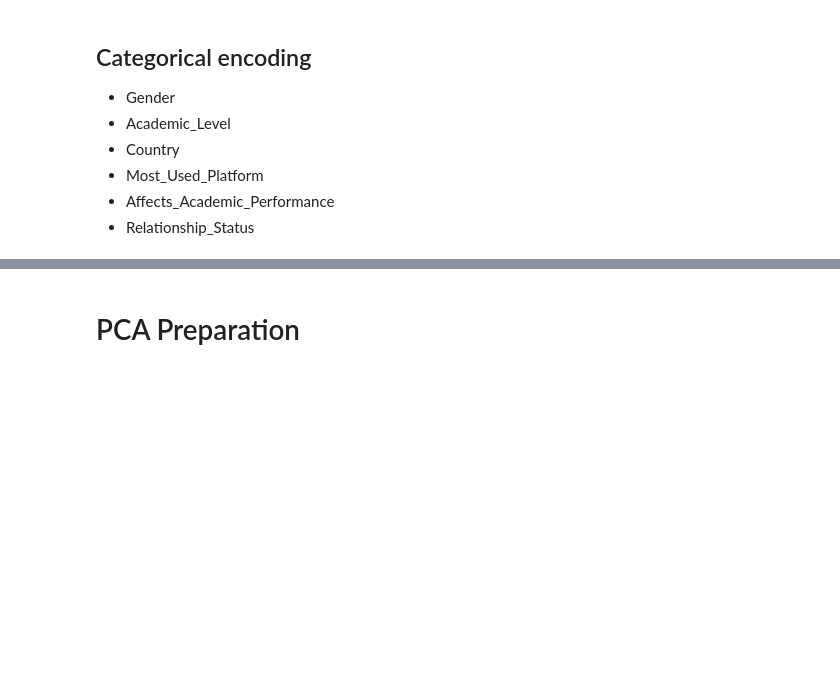
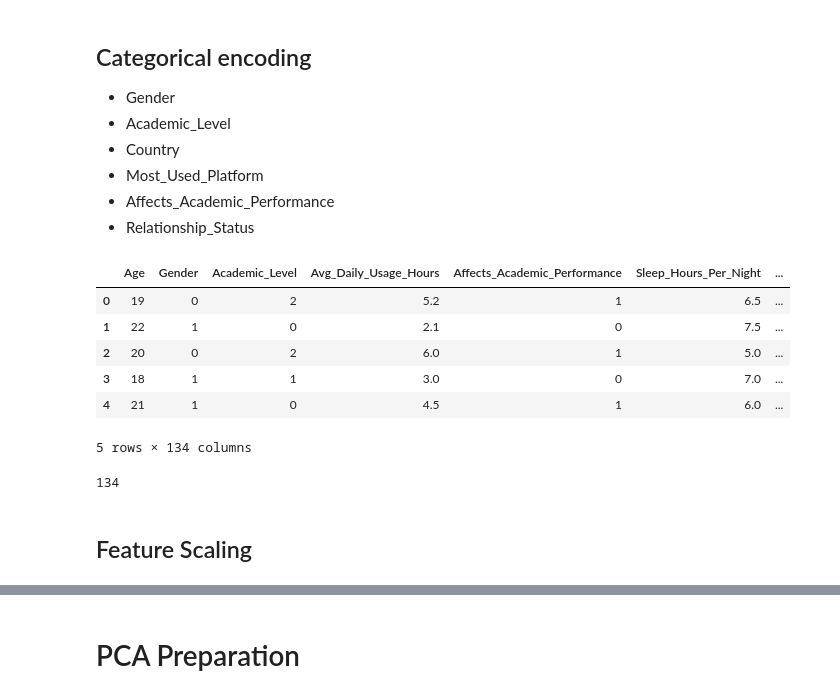
Before and after one commit to aliasgharmirhshai/social-media-addiction, a Jupyter notebook: main.ipynb, the cells around one changed output, grey strips where cells are left out. Drawn from its saved outputs; the diff is of its cells as text; code cells hidden in the pictures; blank space fills up the shorter version.

```diff
--- a/main.ipynb
+++ b/main.ipynb
@@ -775,0 +787,34 @@ Note
+# %%
+# 3. Country Encoding (One-hot encoding for multiple countries)
+country_encoded = pd.get_dummies(data['Country'], prefix='Country')
+data = pd.concat([data, country_encoded], axis=1)
+data.drop('Country', axis=1, inplace=True)
+# %%
+# 4. Most Used Platform Encoding (One-hot encoding for multiple platforms)
+platform_encoded = pd.get_dummies(data['Most_Used_Platform'], prefix='Most_Used_Platform')
+data = pd.concat([data, platform_encoded], axis=1)
+data.drop('Most_Used_Platform', axis=1, inplace=True)
+# %%
+# 5. Affects Academic Performance Encoding (Yes=1, No=0)
+data['Affects_Academic_Performance'] = label_encoder.fit_transform(data['Affects_Academic_Performance'])
+# %%
+# 6. Relationship Status Encoding (One-hot encoding for multiple statuses)
+relationship_status_encoded = pd.get_dummies(data['Relationship_Status'], prefix='Relationship_Status')
+data = pd.concat([data, relationship_status_encoded], axis=1)
+data.drop('Relationship_Status', axis=1, inplace=True)
+# %%
+data.head()
+# %% [output]
+|  | Age | Gender | Academic_Level | Avg_Daily_Usage_Hours | Affects_Academic_Performance | Sleep_Hours_Per_Night | ... |
+| 0 | 19 | 0 | 2 | 5.2 | 1 | 6.5 | ... |
+| 1 | 22 | 1 | 0 | 2.1 | 0 | 7.5 | ... |
+| 2 | 20 | 0 | 2 | 6.0 | 1 | 5.0 | ... |
+| 3 | 18 | 1 | 1 | 3.0 | 0 | 7.0 | ... |
+| 4 | 21 | 1 | 0 | 4.5 | 1 | 6.0 | ... |
+5 rows × 134 columns
+# %%
+len(data.columns)
+# %% [output]
+134
+# %% [markdown]
+## Feature Scaling
```
Also changed, not shown: parts of 16 cells of this notebook.
